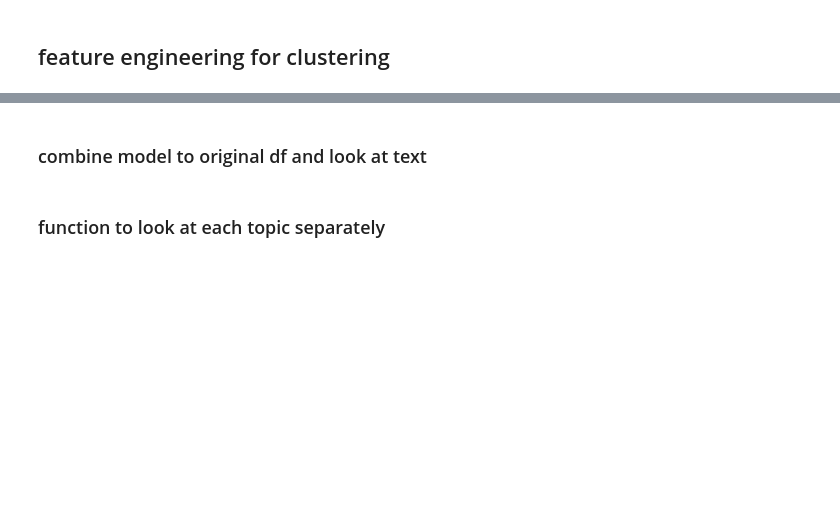
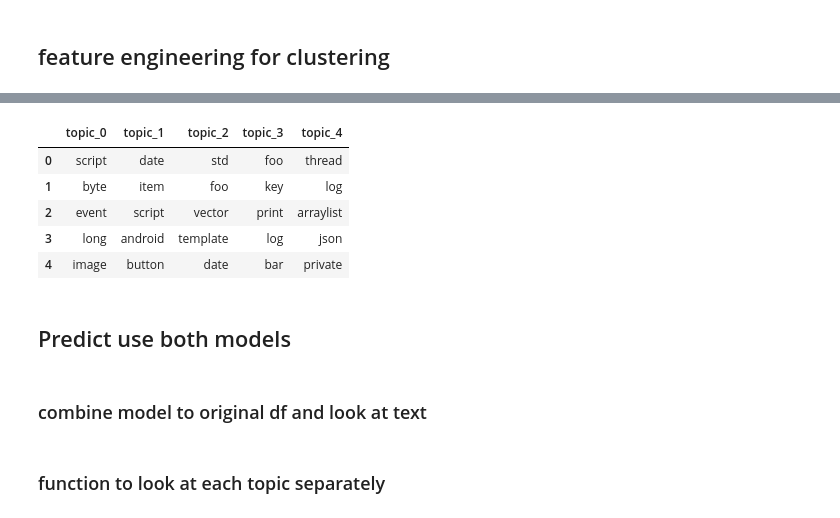
Before and after one commit to QED0711/stack_overflow_nlp, a Jupyter notebook: notebooks/Topic_Clustering.ipynb, the cells around one changed output, grey strips where cells are left out. Drawn from its saved outputs; the diff is of its cells as text; code cells hidden in the pictures; blank space fills up the shorter version.

```diff
--- a/notebooks/Topic_Clustering.ipynb
+++ b/notebooks/Topic_Clustering.ipynb
@@ -59 +65,12 @@ def topic_top_word(model):
+# %%
+topic_top_word(lda_model_tfidf)
+# %% [output]
+|  | topic_0 | topic_1 | topic_2 | topic_3 | topic_4 |
+| 0 | script | date | std | foo | thread |
+| 1 | byte | item | foo | key | log |
+| 2 | event | script | vector | print | arraylist |
+| 3 | long | android | template | log | json |
+| 4 | image | button | date | bar | private |
+# %% [markdown]
+## Predict use both models
 # %%
```
Also changed, not shown: parts of 23 cells of this notebook.
